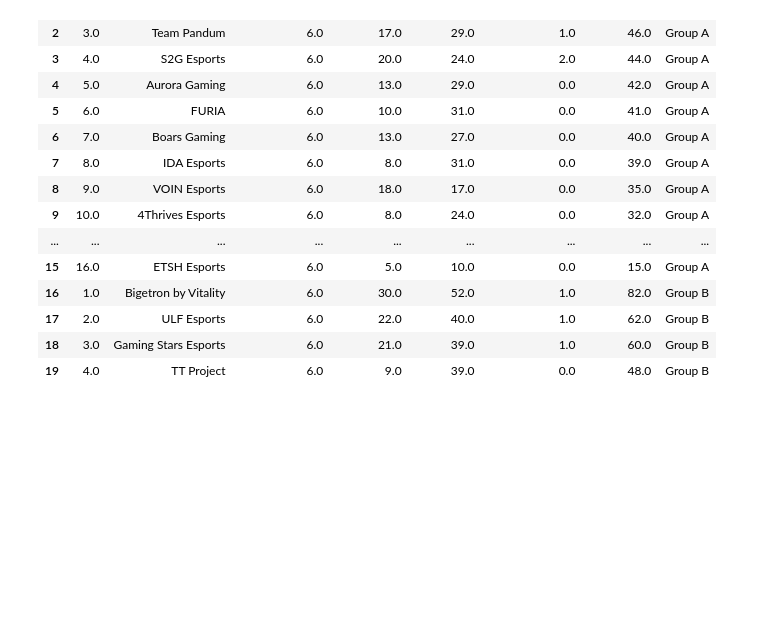
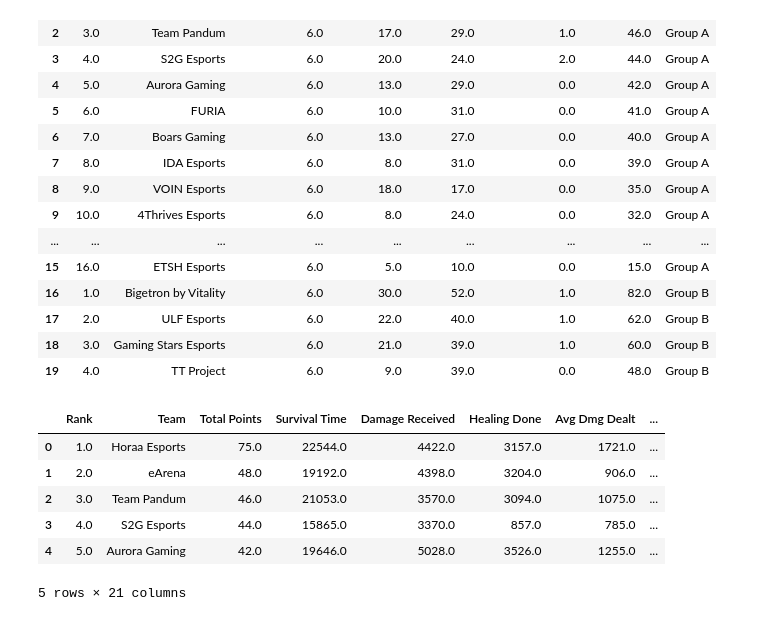
Before and after one commit to Faizan-2624/pmgo-s1-dashboards, a Jupyter notebook: notebooks/datas_clean.ipynb, the cells around one changed output. Cells and saved outputs as stored; diff of their text form; code cells hidden in the pictures; blank space fills up the shorter version.

Commit message:
added advanced team stats

```diff
--- a/notebooks/datas_clean.ipynb
+++ b/notebooks/datas_clean.ipynb
@@ -636,3 +636,32 @@ all_stages_df.head(20)
 | 17 | 2.0 | ULF Esports | 6.0 | 22.0 | 40.0 | 1.0 | 62.0 | Group B |
 | 18 | 3.0 | Gaming Stars Esports | 6.0 | 21.0 | 39.0 | 1.0 | 60.0 | Group B |
 | 19 | 4.0 | TT Project | 6.0 | 9.0 | 39.0 | 0.0 | 48.0 | Group B |
+# %%
+def load_team_advanced_stats(filepath, stage_name):
+    df = pd.read_csv(filepath, skiprows=2, header=None)
+    df.columns = [
+        'Rank', 'Team', 'Total Points', 'Survival Time', 'Damage Received',
+        'Healing Done', 'Avg Dmg Dealt', 'Damage Dealt', 'Assists', 'Knocks',
+        'Headshots', 'Max Elim Range', 'Smokes Used', 'Grenades Used',
+        'Grenade Elims', 'Teammates Rescued', 'Airdrops Taken',
+        'Distance Driven', 'Distance Walked', 'Distance Traveled'
+    ]
+    numeric_cols = df.columns.difference(['Team'])
+    for col in numeric_cols:
+        df[col] = df[col].astype(str).str.replace(',', '').astype(float)
+    df['Stage'] = stage_name
+    return df
+
+group_a_team_adv = load_team_advanced_stats('../data/group_stage_a_teams_advanced.csv', 'Group A')
+group_b_team_adv = load_team_advanced_stats('../data/group_stage_b_teams_advanced.csv', 'Group B')
+survival_team_adv = load_team_advanced_stats('../data/survival_stage_teams_advanced.csv', 'Survival Stage')
+
+group_a_team_adv.head()
+# %% [output]
+|  | Rank | Team | Total Points | Survival Time | Damage Received | Healing Done | Avg Dmg Dealt | ... |
+| 0 | 1.0 | Horaa Esports | 75.0 | 22544.0 | 4422.0 | 3157.0 | 1721.0 | ... |
+| 1 | 2.0 | eArena | 48.0 | 19192.0 | 4398.0 | 3204.0 | 906.0 | ... |
+| 2 | 3.0 | Team Pandum | 46.0 | 21053.0 | 3570.0 | 3094.0 | 1075.0 | ... |
+| 3 | 4.0 | S2G Esports | 44.0 | 15865.0 | 3370.0 | 857.0 | 785.0 | ... |
+| 4 | 5.0 | Aurora Gaming | 42.0 | 19646.0 | 5028.0 | 3526.0 | 1255.0 | ... |
+5 rows × 21 columns
```
Also changed, not shown: parts of 1 cell of this notebook, 2 other files.
